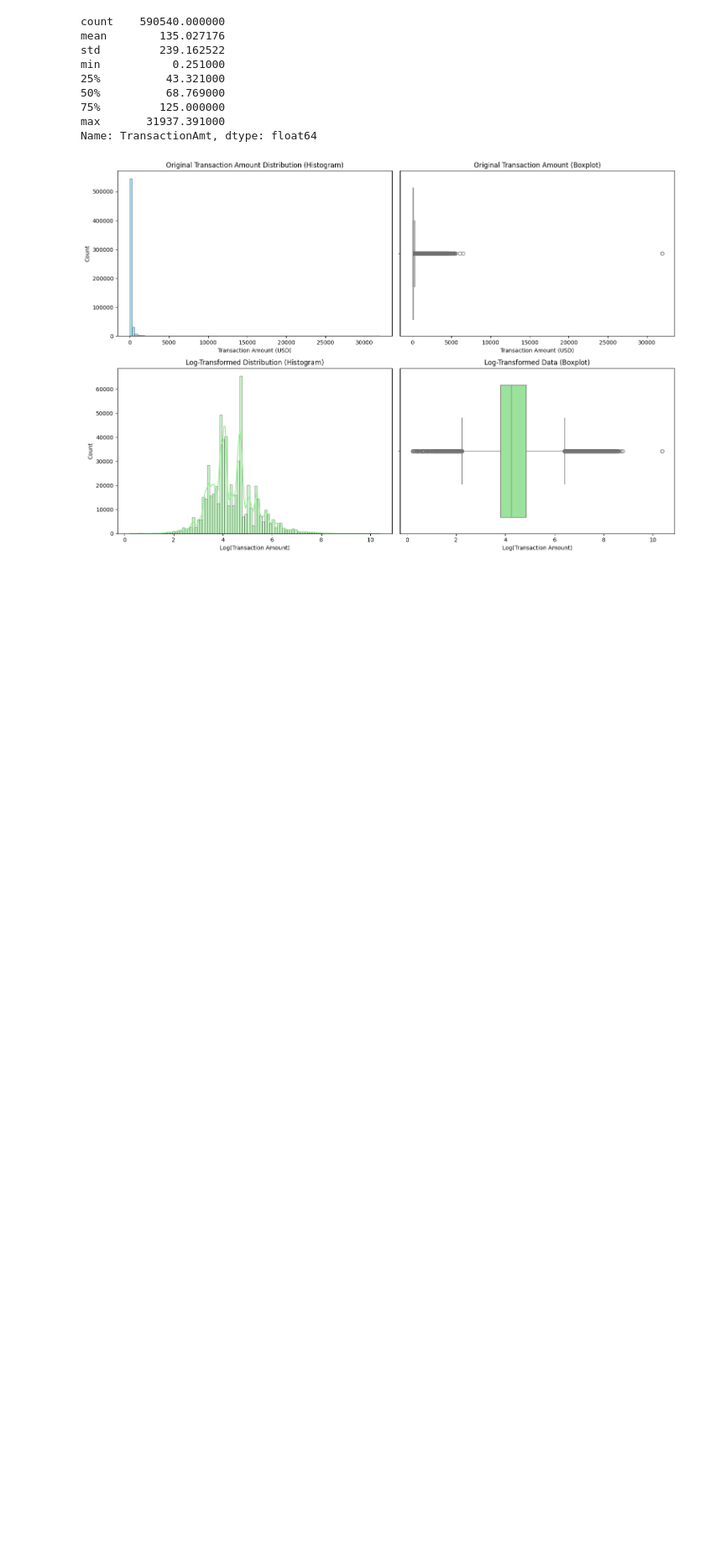
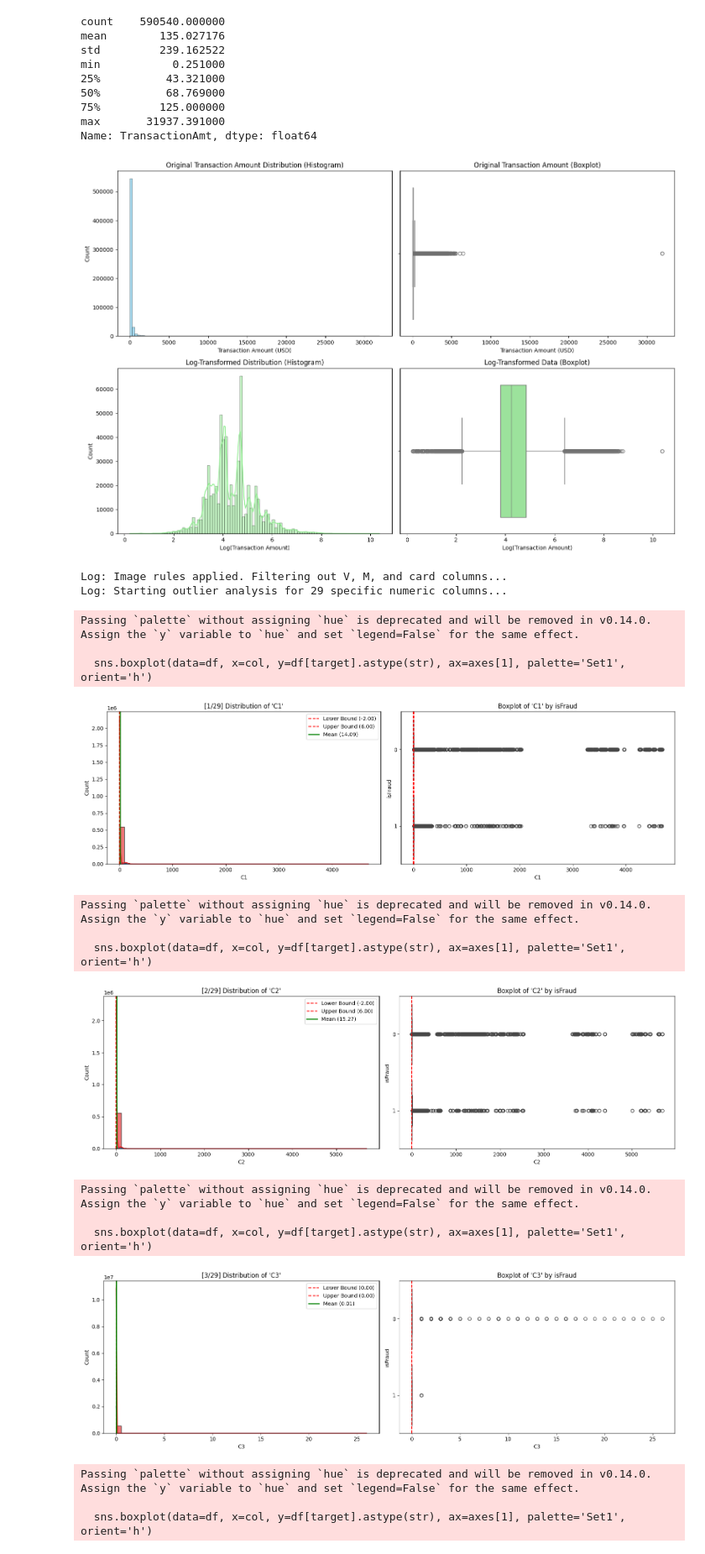
Before and after one commit to baykalfurkan/credit_card_fraud_detection, a Jupyter notebook: notebooks/01_data_exploration.ipynb, the cells around one changed output. Shown at 84% size. Cells and saved outputs as stored; diff of their text form; code cells hidden in the pictures; blank space fills up the shorter version.

```diff
--- a/notebooks/01_data_exploration.ipynb
+++ b/notebooks/01_data_exploration.ipynb
@@ -520,3 +520,81 @@ plt.tight_layout()
 plt.show()
 # %% [output]
 [figure]
+# %%
+def plot_specific_outlier_analysis(df, columns_to_plot, target='isFraud'):
+    """
+    Automated Outlier Analysis tailored for specific columns.
+    - Plots Distribution (Histogram + KDE) and Boxplot.
+    - Overlays Target Variable (isFraud).
+    """
+    total_cols = len(columns_to_plot)
+
+    for index, col in enumerate(columns_to_plot, 1):
+        if not pd.api.types.is_numeric_dtype(df[col]):
+            continue
+
+        # Statistical Calculations (IQR Method)
+        q1 = df[col].quantile(0.25)
+        q3 = df[col].quantile(0.75)
+        iqr = q3 - q1
+        lower_bound = q1 - 1.5 * iqr
+        upper_bound = q3 + 1.5 * iqr
+        mean_val = df[col].mean()
+
+        fig, axes = plt.subplots(1, 2, figsize=(16, 5))
+
+        # --- LEFT: HISTOGRAM ---
+        sns.histplot(data=df, x=col, hue=target, bins=50, kde=True, ax=axes[0], palette='Set1', alpha=0.6)
+
+        axes[0].axvline(lower_bound, color='red', linestyle='--', linewidth=1.5, label=f'Lower Bound ({lower_bound:.2f})')
+        axes[0].axvline(upper_bound, color='red', linestyle='--', linewidth=1.5, label=f'Upper Bound ({upper_bound:.2f})')
+        axes[0].axvline(mean_val, color='green', linestyle='-', linewidth=2, label=f'Mean ({mean_val:.2f})')
+
+        axes[0].set_title(f"[{index}/{total_cols}] Distribution of '{col}'")
+        axes[0].set_xlabel(col)
+        axes[0].legend()
+
+        # --- RIGHT: BOXPLOT ---
+        sns.boxplot(data=df, x=col, y=df[target].astype(str), ax=axes[1], palette='Set1', orient='h')
+
+        axes[1].axvline(lower_bound, color='red', linestyle='--', linewidth=1.5)
+        axes[1].axvline(upper_bound, color='red', linestyle='--', linewidth=1.5)
+
+        axes[1].set_title(f"Boxplot of '{col}' by {target}")
+        axes[1].set_xlabel(col)
+        axes[1].set_ylabel(target)
+
+        plt.tight_layout()
+        plt.show()
+
+TARGET_COL = 'isFraud'
+
+allowed_columns = [f'C{i}' for i in range(1, 15)]  # C1 to C14
+allowed_columns += [f'D{i}' for i in range(1, 16)]  # D1 to D15
+
+cols_to_analyze = [col for col in allowed_columns if col in train_dt.columns and pd.api.types.is_numeric_dtype(train_dt[col])]
+
+print(f"Log: Image rules applied. Filtering out V, M, and card columns...")
+print(f"Log: Starting outlier analysis for {len(cols_to_analyze)} specific numeric columns...\n")
+
+plot_specific_outlier_analysis(train_dt, columns_to_plot=cols_to_analyze, target=TARGET_COL)
+
+print("\nLog: Targeted analysis completed successfully.")
+# %% [output]
+Log: Image rules applied. Filtering out V, M, and card columns...
+Log: Starting outlier analysis for 29 specific numeric columns...
+Passing `palette` without assigning `hue` is deprecated and will be removed in v0.14.0. Assign the `y` variable to `hue` and set `legend=False` for the same effect.
+
+  sns.boxplot(data=df, x=col, y=df[target].astype(str), ax=axes[1], palette='Set1', orient='h')
+[figure, added]
+Passing `palette` without assigning `hue` is deprecated and will be removed in v0.14.0. Assign the `y` variable to `hue` and set `legend=False` for the same effect.
+
+  sns.boxplot(data=df, x=col, y=df[target].astype(str), ax=axes[1], palette='Set1', orient='h')
+[figure, added]
+Passing `palette` without assigning `hue` is deprecated and will be removed in v0.14.0. Assign the `y` variable to `hue` and set `legend=False` for the same effect.
+
+  sns.boxplot(data=df, x=col, y=df[target].astype(str), ax=axes[1], palette='Set1', orient='h')
+[figure, added]
+Passing `palette` without assigning `hue` is deprecated and will be removed in v0.14.0. Assign the `y` variable to `hue` and set `legend=False` for the same effect.
+
+  sns.boxplot(data=df, x=col, y=df[target].astype(str), ax=axes[1], palette='Set1', orient='h')
```
Also changed, not shown: parts of 2 cells of this notebook.
